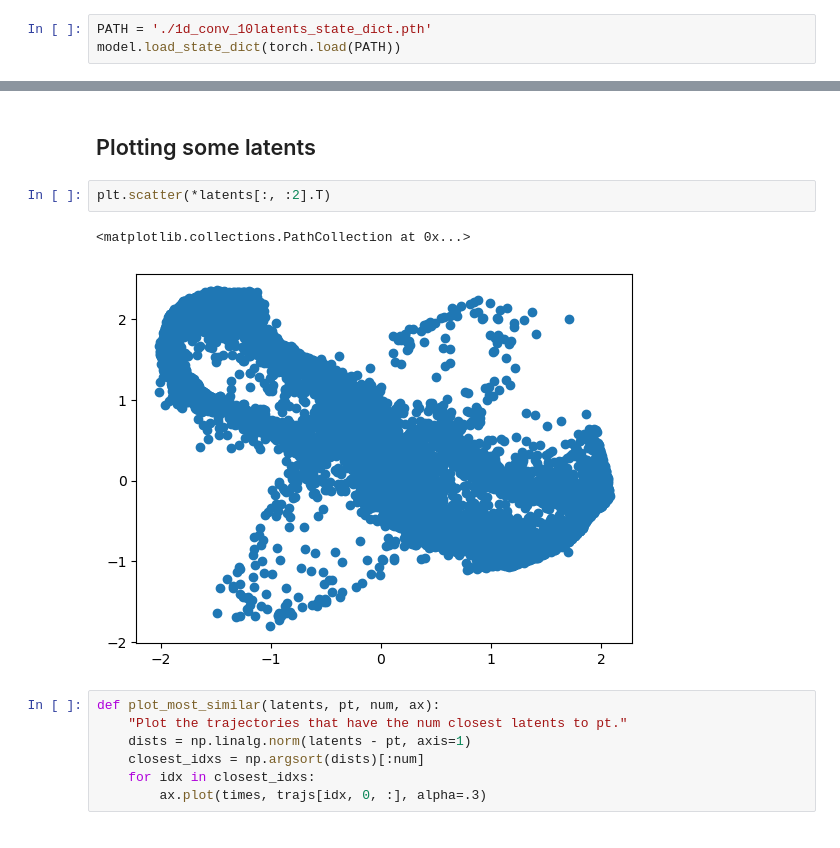
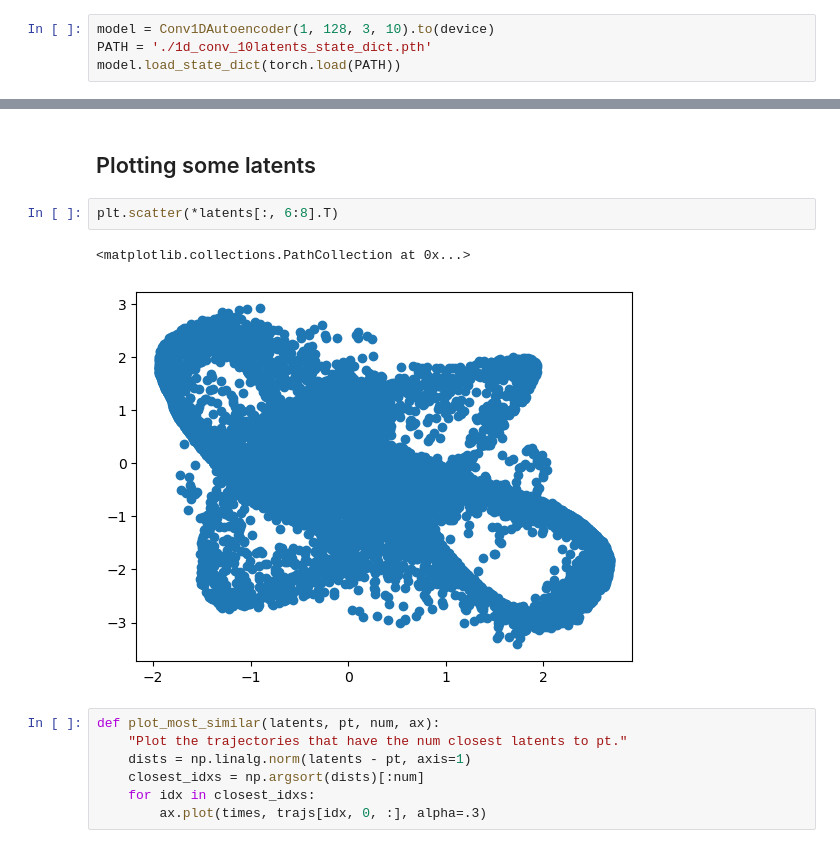
Before and after one commit to ljnel/cd_project, a Jupyter notebook: encoders/1d_conv.ipynb, the cells around one changed output, grey strips where cells are left out. Cells and saved outputs as stored; diff of their text form.

```diff
--- a/encoders/1d_conv.ipynb
+++ b/encoders/1d_conv.ipynb
@@ -190,4 +206,5 @@ torch.save(model.state_dict(), PATH)
 # %%
+model = Conv1DAutoencoder(1, 128, 3, 10).to(device)
 PATH = './1d_conv_10latents_state_dict.pth'
 model.load_state_dict(torch.load(PATH))
 # %% [output]
@@ -206,10 +216,10 @@ with torch.no_grad():
 # %% [markdown]
 ## Plotting some latents
 # %%
-plt.scatter(*latents[:, :2].T)
+plt.scatter(*latents[:, 6:8].T)
 # %% [output]
 <matplotlib.collections.PathCollection at 0x...>
-[figure, old version]
+[figure, new version]
 # %%
 def plot_most_similar(latents, pt, num, ax):
     "Plot the trajectories that have the num closest latents to pt."
```
Also changed, not shown: parts of 20 cells of this notebook, 28 other files.
